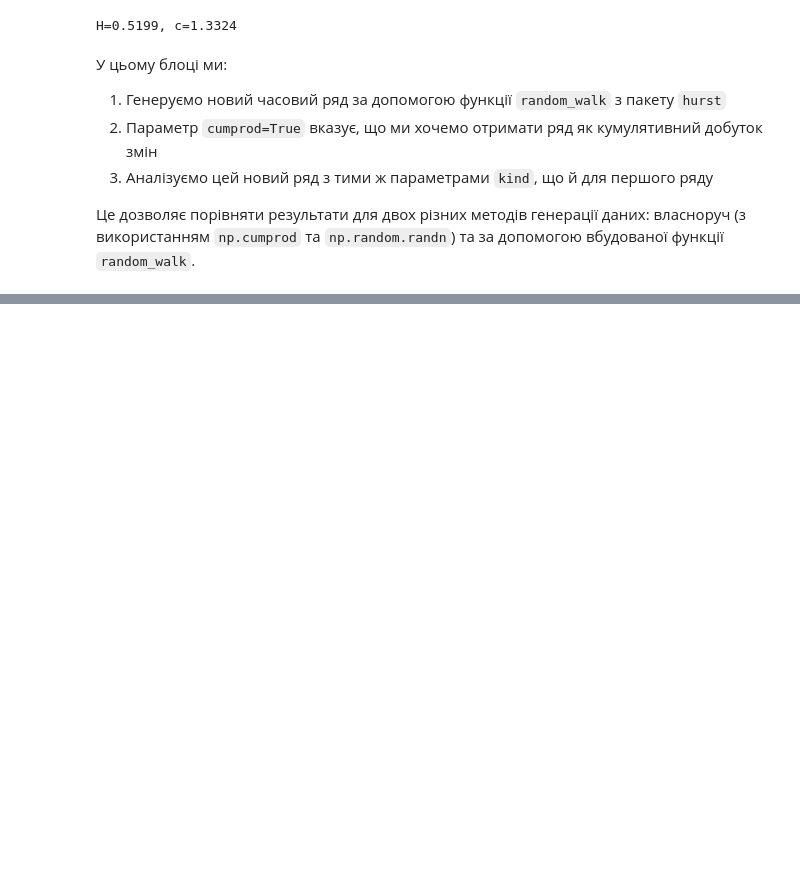
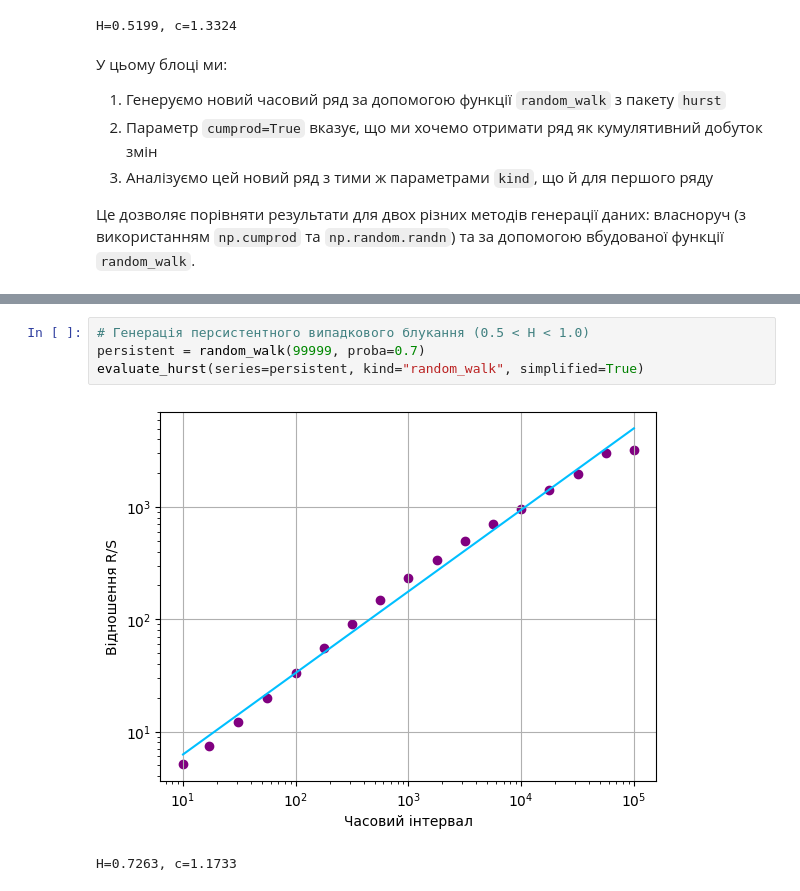
Before and after one commit to SerhiiMiroshnychenko/ScientificCalculations, a Jupyter notebook: Hurst/hurst-compare.ipynb, the cells around one changed output, grey strips where cells are left out. Drawn from its saved outputs; the diff is of its cells as text; blank space fills up the shorter version.

```diff
--- a/Hurst/hurst-compare.ipynb
+++ b/Hurst/hurst-compare.ipynb
@@ -142,0 +155,7 @@ H=0.5199, c=1.3324
+# %%
+# Генерація персистентного випадкового блукання (0.5 < H < 1.0)
+persistent = random_walk(99999, proba=0.7)
+evaluate_hurst(series=persistent, kind="random_walk", simplified=True)
+# %% [output]
+[figure, added]
+H=0.7263, c=1.1733
```
Also changed, not shown: parts of 13 cells of this notebook, 1 other file.
